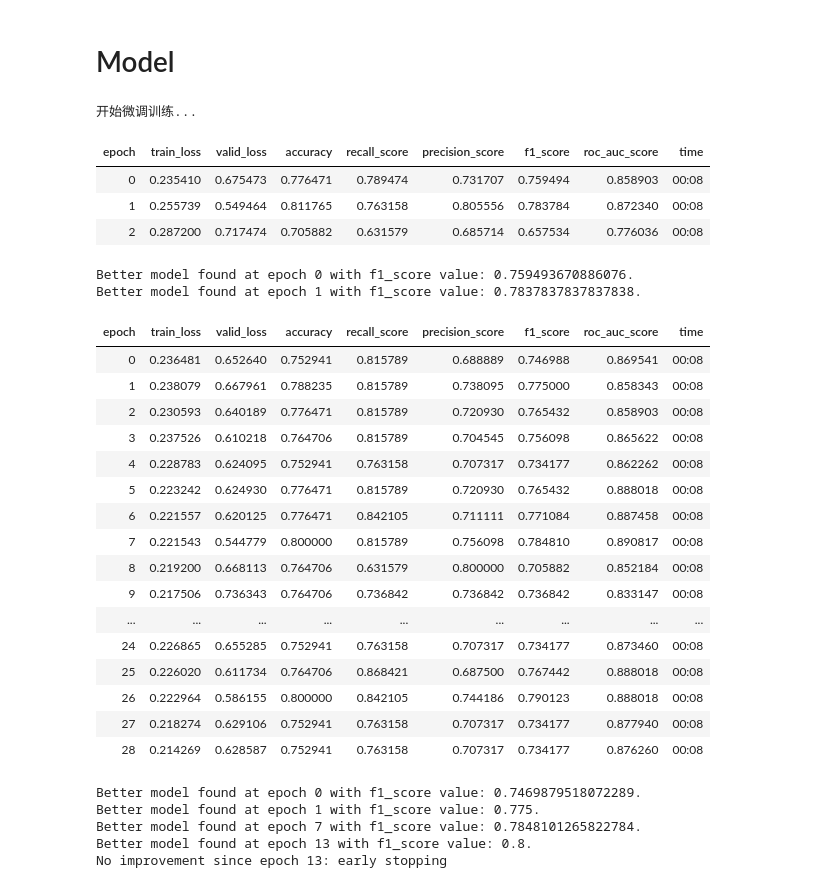
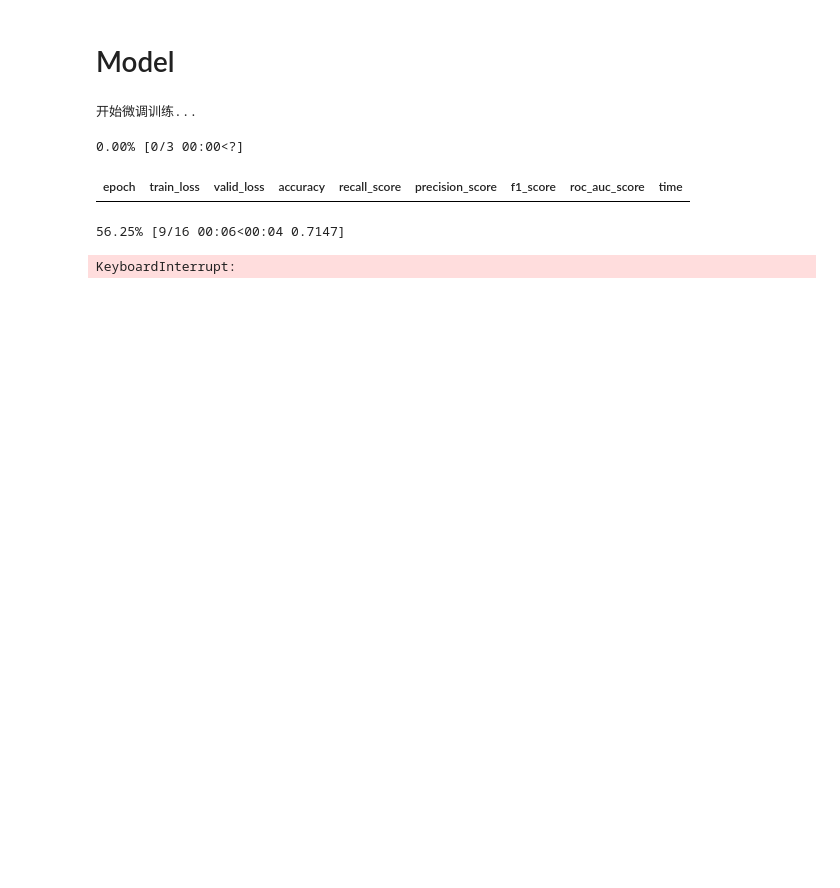
Before and after one commit to Brokengm/BIA_group_work, a Jupyter notebook: model.ipynb, the cells around one changed output. Cells and saved outputs as stored; diff of their text form; code cells hidden in the pictures; blank space fills up the shorter version.

```diff
--- a/model.ipynb
+++ b/model.ipynb
@@ -101,4 +82,0 @@ dtype: float64
-# %%
-image = Image.open(all_images[0])
-print(image.size)
-plt.imshow(image)
@@ -279,5 +500,5 @@ for image_path in tqdm(all_images):
 # %%
-save_path = "/kaggle/working/cropped_images"
+save_path = "/kaggle/working/preprocessed_optic_discs_unet"
 meta_gl = meta.loc[meta["Glaucoma"] == 0]
 meta_nl = meta.loc[meta["Glaucoma"] == 1]
 new_meta = pd.concat([meta_gl.iloc[:170], meta_nl]).copy()
@@ -310,7 +531,8 @@ class GlaucomaDataset(Dataset):
         for i, row in self.df.iterrows():
             label = row["Glaucoma"]
             exp_cdr = row["ExpCDR"]
-            name = Path(row["Path"]).parts[-1]
+            file_stem = Path(row["Path"]).stem
+            name = f"{file_stem}_preprocessed.jpg"
             path = os.path.join(save_path, name)
             data.append(((path, exp_cdr), label))
         return data
@@ -323,3 +545,20 @@ class GlaucomaDataset(Dataset):
         image = Image.open(img_path)
         image = self.transform(image)
         return (image, torch.FloatTensor([exp_cdr])), label
+
+from torchvision import transforms
+
+train_transforms = transforms.Compose([
+    #transforms.Resize((224, 224), antialias=True),
+    transforms.RandomApply([transforms.RandomHorizontalFlip()], p=0.2),
+    transforms.RandomApply([transforms.RandomVerticalFlip()], p=0.2),
+    transforms.ToTensor(),
+    transforms.Normalize([0.485, 0.456, 0.406], [0.229, 0.224, 0.225])
+])
+
+# Define the transformations for the test dataset
+test_transforms = transforms.Compose([
+    #transforms.Resize((224, 224), antialias=True),
+    transforms.ToTensor(),
+    transforms.Normalize([0.485, 0.456, 0.406], [0.229, 0.224, 0.225])
+])
@@ -463,5 +612,5 @@ class CombinedModel3(nn.Module):
 # %%
-model = CombinedModel3()
+model = CombinedModel()
 model = model.to("cuda:0")
 # %%
 #这个版本不需要手动冻结参数
@@ -475,61 +624,37 @@ from fastai.metrics import accuracy, Recall, Precision, F1Score, RocAucBinary
 learner = Learner(DataLoaders(train_loader, test_loader), model,
                   metrics=[accuracy, Recall(), Precision(), F1Score(), RocAucBinary()],
                   loss_func=LabelSmoothingCrossEntropy())
 
 # 定义回调函数 (保持不变)
 save_best = SaveModelCallback(
     monitor='f1_score',
-    fname='best_efficientnet_glaucoma', # 更改保存的文件名以示区别
+    fname='best_efficientnet_glaucoma' # 更改保存的文件名以示区别
 )
 
 # 早停耐心值可以稍微增加一点，因为微调需要一些时间来适应
 early_stop = EarlyStoppingCallback(
     monitor='f1_score',
     min_delta=0.005,
     patience=15
 )
 
 print("开始微调训练...")
 # --- 使用 fine_tune 进行两阶段训练 ---
 # 阶段 1: 冻结 EfficientNet 主干，只训练自定义的头部 (cnn_projection, ff_model, final_layers) 运行 3 个 epoch。
 # 阶段 2: 解冻所有层，使用较低的学习率训练 50 个 epoch (受早停控制)。
 # base_lr: 这是第二阶段的最大学习率。第一阶段的学习率默认是它的 1/10。
 learner.fine_tune(
     epochs=50,          # 解冻后训练的最大轮数
     base_lr=1e-3,       # 基础学习率
     freeze_epochs=3,    # 冻结训练的轮数
     cbs=[early_stop, save_best]
 )
 # %% [output]
 开始微调训练...
+0.00% [0/3 00:00<?]
 | epoch | train_loss | valid_loss | accuracy | recall_score | precision_score | f1_score | roc_auc_score | time |
-| 0 | 0.235410 | 0.675473 | 0.776471 | 0.789474 | 0.731707 | 0.759494 | 0.858903 | 00:08 |
-| 1 | 0.255739 | 0.549464 | 0.811765 | 0.763158 | 0.805556 | 0.783784 | 0.872340 | 00:08 |
-| 2 | 0.287200 | 0.717474 | 0.705882 | 0.631579 | 0.685714 | 0.657534 | 0.776036 | 00:08 |
-Better model found at epoch 0 with f1_score value: 0.759493670886076.
-Better model found at epoch 1 with f1_score value: 0.7837837837837838.
-| epoch | train_loss | valid_loss | accuracy | recall_score | precision_score | f1_score | roc_auc_score | time |
-| 0 | 0.236481 | 0.652640 | 0.752941 | 0.815789 | 0.688889 | 0.746988 | 0.869541 | 00:08 |
-| 1 | 0.238079 | 0.667961 | 0.788235 | 0.815789 | 0.738095 | 0.775000 | 0.858343 | 00:08 |
-| 2 | 0.230593 | 0.640189 | 0.776471 | 0.815789 | 0.720930 | 0.765432 | 0.858903 | 00:08 |
-| 3 | 0.237526 | 0.610218 | 0.764706 | 0.815789 | 0.704545 | 0.756098 | 0.865622 | 00:08 |
-| 4 | 0.228783 | 0.624095 | 0.752941 | 0.763158 | 0.707317 | 0.734177 | 0.862262 | 00:08 |
-| 5 | 0.223242 | 0.624930 | 0.776471 | 0.815789 | 0.720930 | 0.765432 | 0.888018 | 00:08 |
-| 6 | 0.221557 | 0.620125 | 0.776471 | 0.842105 | 0.711111 | 0.771084 | 0.887458 | 00:08 |
-| 7 | 0.221543 | 0.544779 | 0.800000 | 0.815789 | 0.756098 | 0.784810 | 0.890817 | 00:08 |
-| 8 | 0.219200 | 0.668113 | 0.764706 | 0.631579 | 0.800000 | 0.705882 | 0.852184 | 00:08 |
-| 9 | 0.217506 | 0.736343 | 0.764706 | 0.736842 | 0.736842 | 0.736842 | 0.833147 | 00:08 |
-| ... | ... | ... | ... | ... | ... | ... | ... | ... |
-| 24 | 0.226865 | 0.655285 | 0.752941 | 0.763158 | 0.707317 | 0.734177 | 0.873460 | 00:08 |
-| 25 | 0.226020 | 0.611734 | 0.764706 | 0.868421 | 0.687500 | 0.767442 | 0.888018 | 00:08 |
-| 26 | 0.222964 | 0.586155 | 0.800000 | 0.842105 | 0.744186 | 0.790123 | 0.888018 | 00:08 |
-| 27 | 0.218274 | 0.629106 | 0.752941 | 0.763158 | 0.707317 | 0.734177 | 0.877940 | 00:08 |
-| 28 | 0.214269 | 0.628587 | 0.752941 | 0.763158 | 0.707317 | 0.734177 | 0.876260 | 00:08 |
-Better model found at epoch 0 with f1_score value: 0.7469879518072289.
-Better model found at epoch 1 with f1_score value: 0.775.
-Better model found at epoch 7 with f1_score value: 0.7848101265822784.
-Better model found at epoch 13 with f1_score value: 0.8.
-No improvement since epoch 13: early stopping
+56.25% [9/16 00:06<00:04 0.7147]
+KeyboardInterrupt:
 # %%
 #绘图函数
 import matplotlib.pyplot as plt
```
Also changed, not shown: parts of 33 cells of this notebook.
